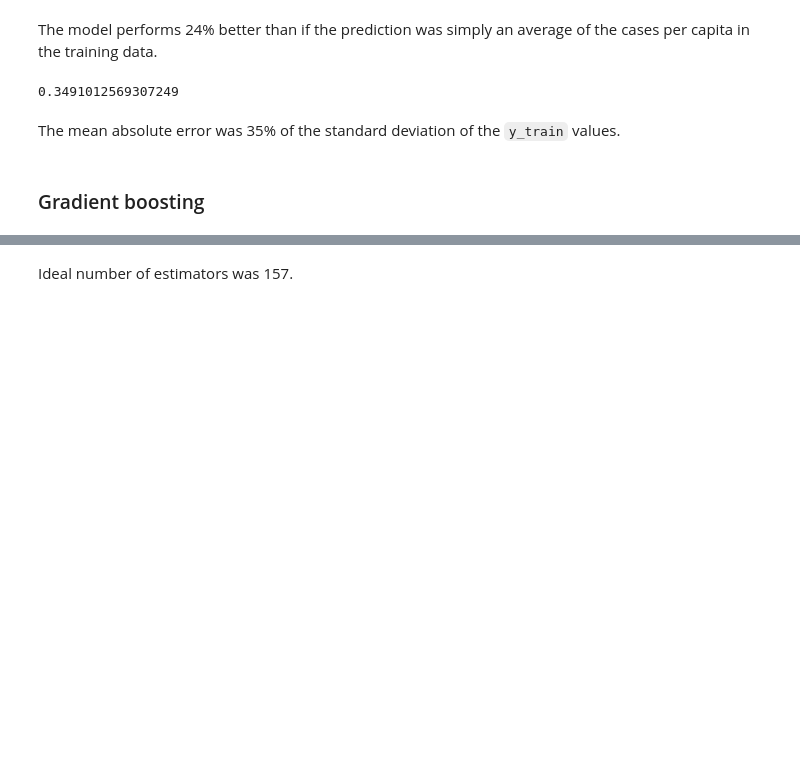
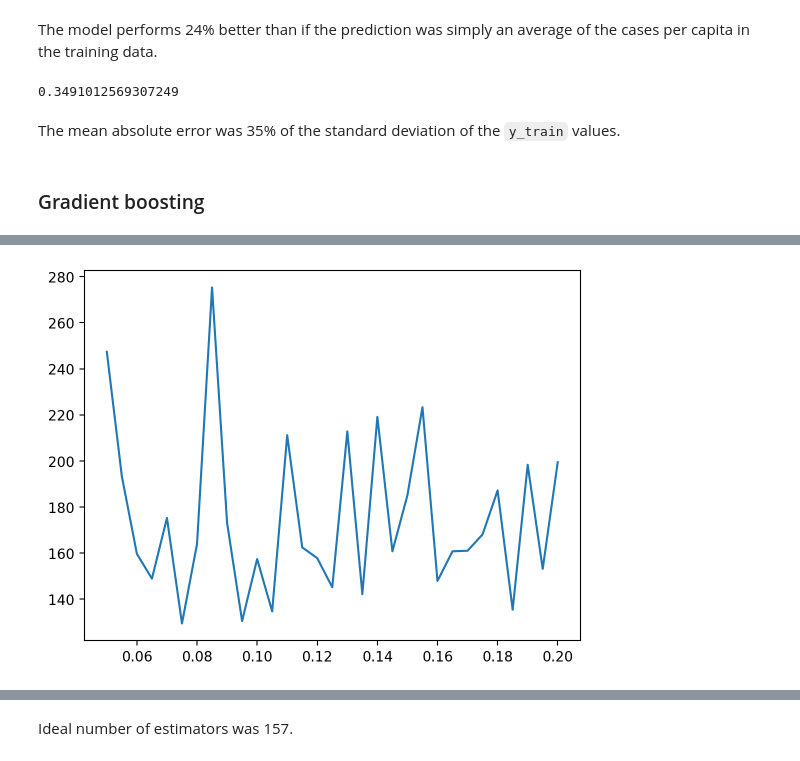
Before and after one commit to jessebmurray/COVID-19, a Jupyter notebook: county_modeling.ipynb, the cells around one changed output, grey strips where cells are left out. Cells and saved outputs as stored; diff of their text form; code cells hidden in the pictures; blank space fills up the shorter version.

```diff
--- a/county_modeling.ipynb
+++ b/county_modeling.ipynb
@@ -374,3 +418,8 @@ Find the optimal number of estimators
+# %%
+plt.plot(np.arange(0.05, 0.2, 0.005), lr_pers)
+plt.show()
+# %% [output]
+[figure, added]
 # %%
 from xgboost import XGBRegressor
 boost_model = XGBRegressor(n_estimators=500)
```
Also changed, not shown: parts of 42 cells of this notebook, 11 other files.
